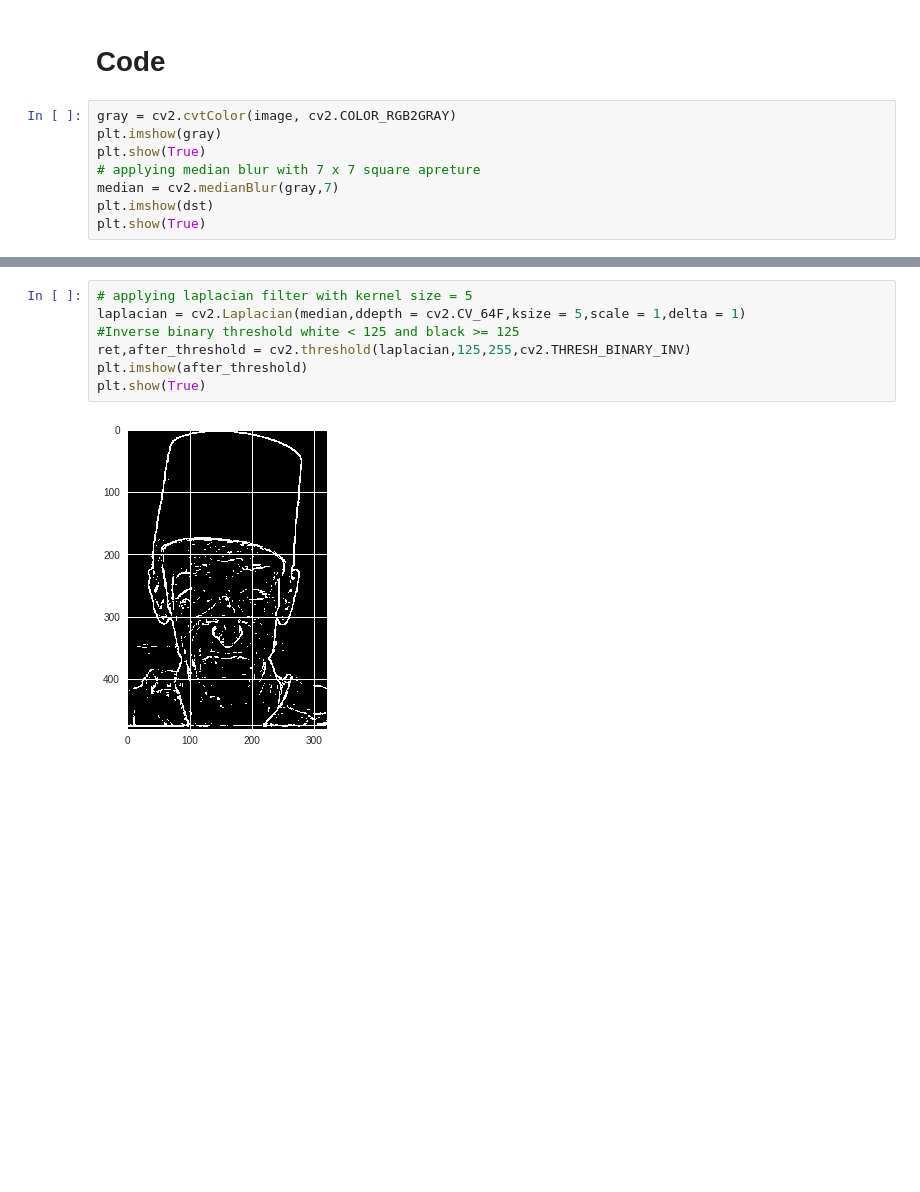
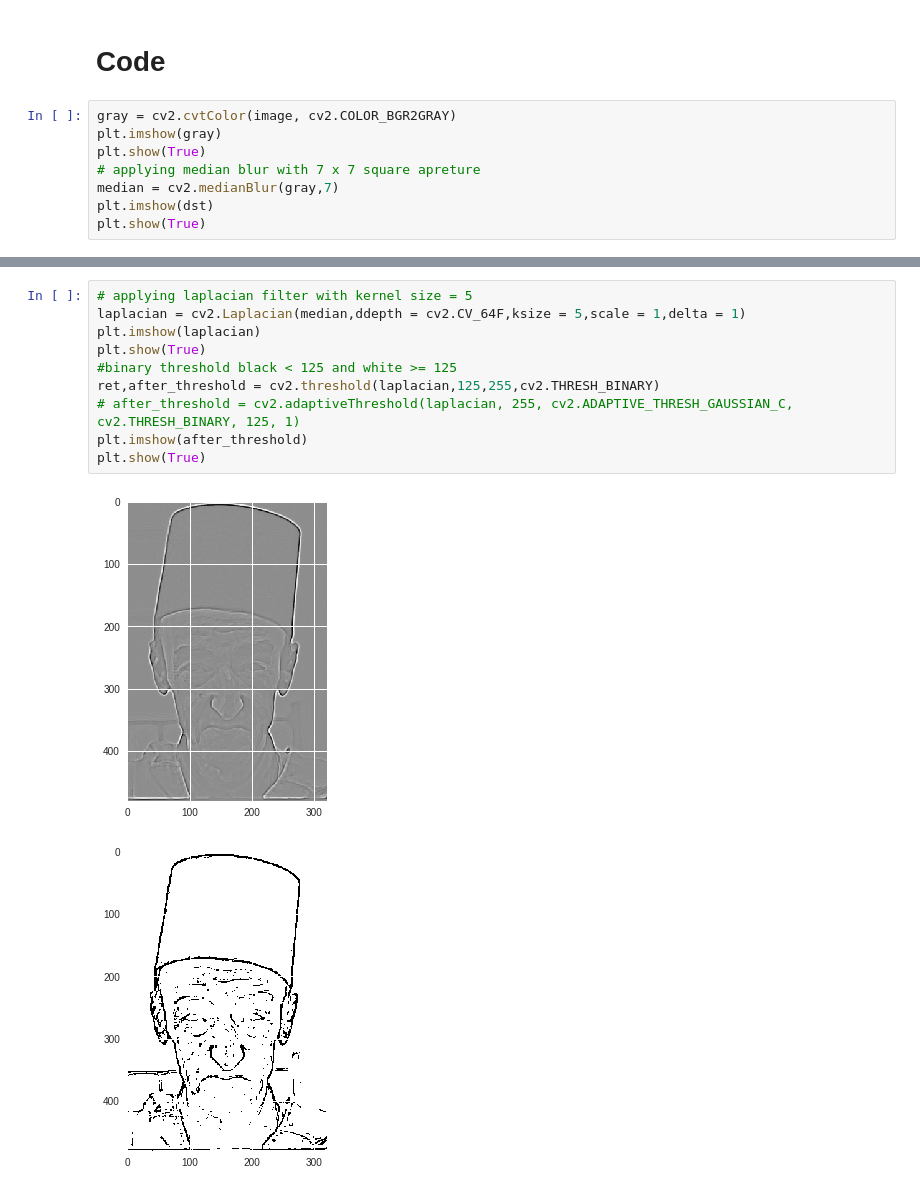
Before and after one commit to FNSYacoub/Cartoonify-Images, a Jupyter notebook: Cartoonify_Images.ipynb, the cells around one changed output, grey strips where cells are left out. Saved outputs shown, nothing was run; the diff lists cells and outputs as text; blank space fills up the shorter version.

```diff
--- a/Cartoonify_Images.ipynb
+++ b/Cartoonify_Images.ipynb
@@ -70,7 +71,7 @@ image.shape
 # %% [markdown]
 # Code
 # %%
-gray = cv2.cvtColor(image, cv2.COLOR_RGB2GRAY)
+gray = cv2.cvtColor(image, cv2.COLOR_BGR2GRAY)
 plt.imshow(gray)
 plt.show(True)
 # applying median blur with 7 x 7 square apreture
@@ -83,9 +84,13 @@ plt.show(True)
 # %%
 # applying laplacian filter with kernel size = 5
 laplacian = cv2.Laplacian(median,ddepth = cv2.CV_64F,ksize = 5,scale = 1,delta = 1)
-#Inverse binary threshold white < 125 and black >= 125
-ret,after_threshold = cv2.threshold(laplacian,125,255,cv2.THRESH_BINARY_INV)
+plt.imshow(laplacian)
+plt.show(True)
+#binary threshold black < 125 and white >= 125
+ret,after_threshold = cv2.threshold(laplacian,125,255,cv2.THRESH_BINARY)
+# after_threshold = cv2.adaptiveThreshold(laplacian, 255, cv2.ADAPTIVE_THRESH_GAUSSIAN_C, cv2.THRESH_BINARY, 125, 1)
 plt.imshow(after_threshold)
 plt.show(True)
 # %% [output]
-[figure, old version]
+[figure, new version]
+[figure, added]
```
Also changed, not shown: parts of 3 cells of this notebook.
